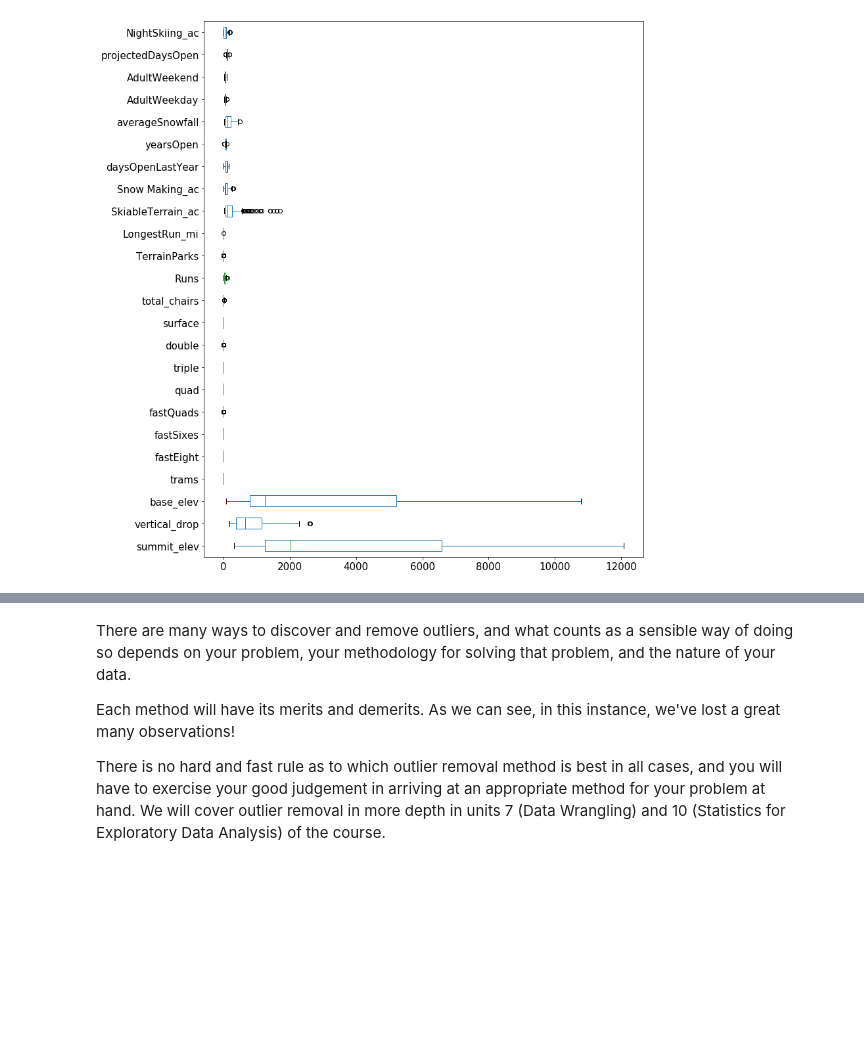
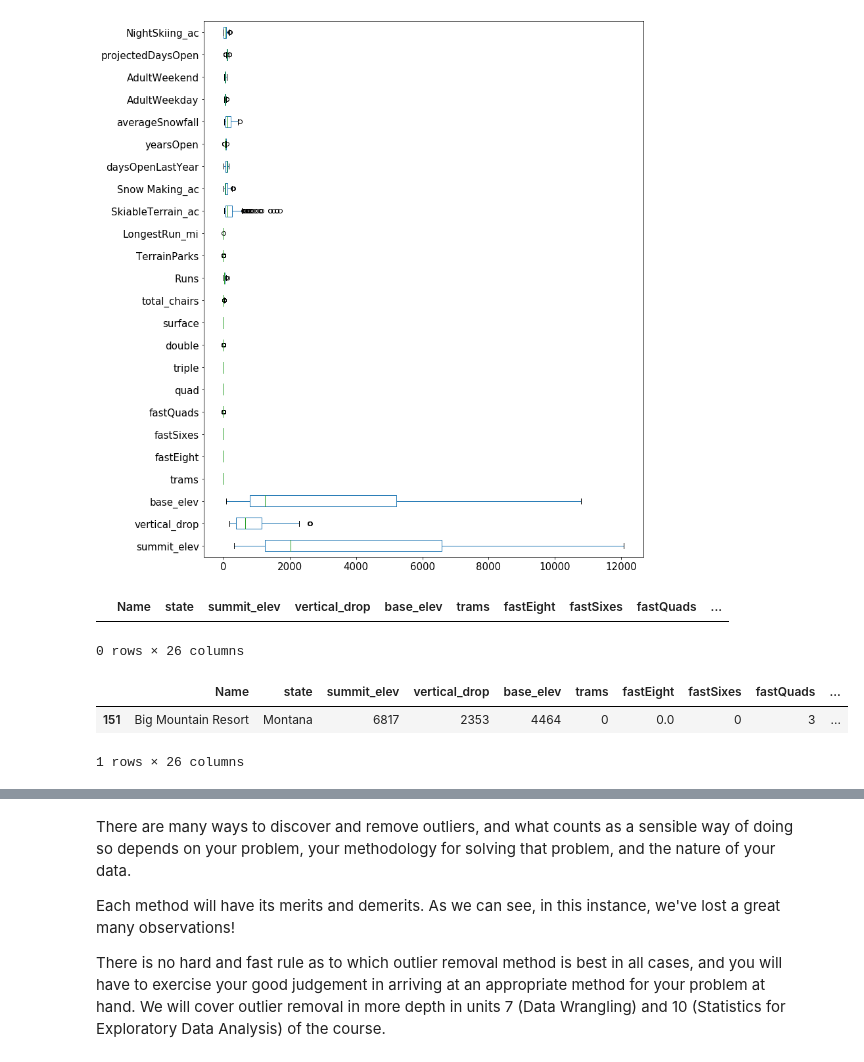
Before and after one commit to steviekwonders/Guided-Capstone, a Jupyter notebook: Exploratory Analysis/Notebook_stepthree.ipynb, the cells around one changed output, grey strips where cells are left out. Saved outputs shown, nothing was run; the diff lists cells and outputs as text; code cells hidden in the pictures; blank space fills up the shorter version.

```diff
--- a/Exploratory Analysis/Notebook_stepthree.ipynb
+++ b/Exploratory Analysis/Notebook_stepthree.ipynb
@@ -190,3 +190,9 @@ dfno = updated_ski_data[~((updated_ski_data < (Q1 - 1.5 * IQR)) |(updated_ski_da
 our_boxplots = dfno.boxplot(grid=False, vert=False,fontsize=15, figsize=(12,15))
 # %% [output]
 [figure]
+# %%
+# You will see that 'Big Mountain Resort' is not in our dataframe dfno.
+dfno[dfno['Name'].str.contains('Big Mountain')]
+# %% [output]
+|  | Name | state | summit_elev | vertical_drop | base_elev | trams | fastEight | fastSixes | fastQuads | ... |
+0 rows × 26 columns
@@ -193,3 +205,10 @@ our_boxplots = dfno.boxplot(grid=False, vert=False,fontsize=15, figsize=(12,15))
+# %%
+# Check to see if 'Big Mountain Resort' is now in our filtered dataframe, dfno.
+dfno[dfno['Name'].str.contains('Big Mountain')]
+# %% [output]
+|  | Name | state | summit_elev | vertical_drop | base_elev | trams | fastEight | fastSixes | fastQuads | ... |
+| 151 | Big Mountain Resort | Montana | 6817 | 2353 | 4464 | 0 | 0.0 | 0 | 3 | ... |
+1 rows × 26 columns
 # %%
 # Print the shapes of our dataframes df and dfno to compare the number of observations in each.
 print(updated_ski_data.shape)
```
Also changed, not shown: parts of 12 cells of this notebook.
